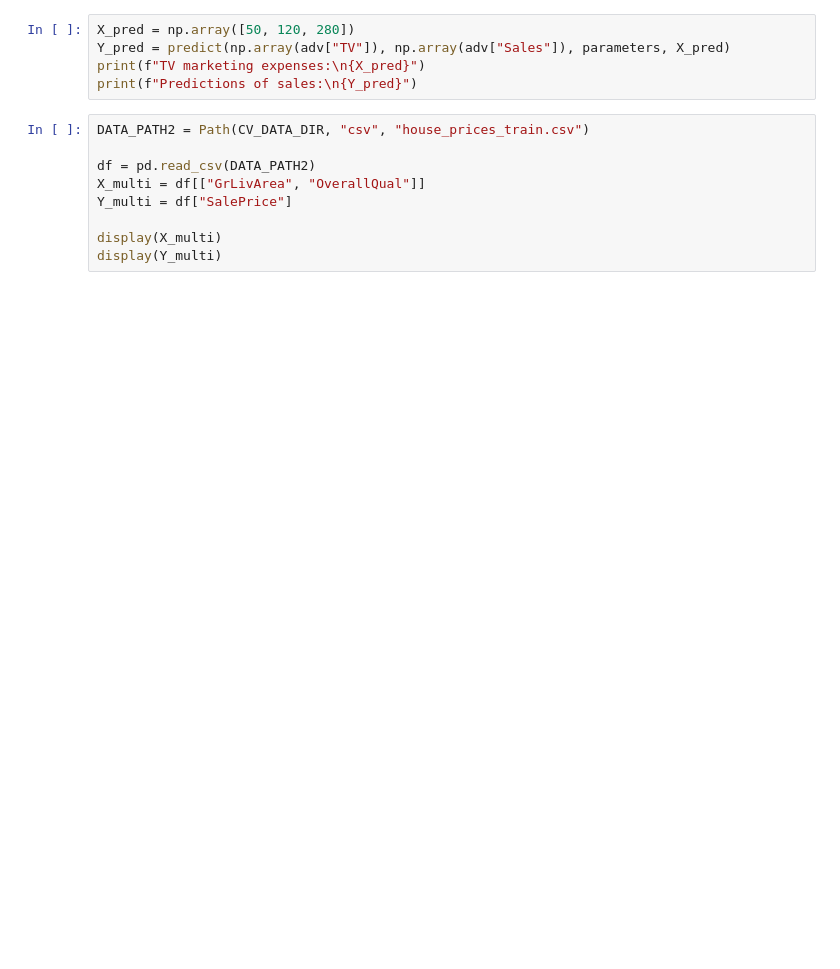
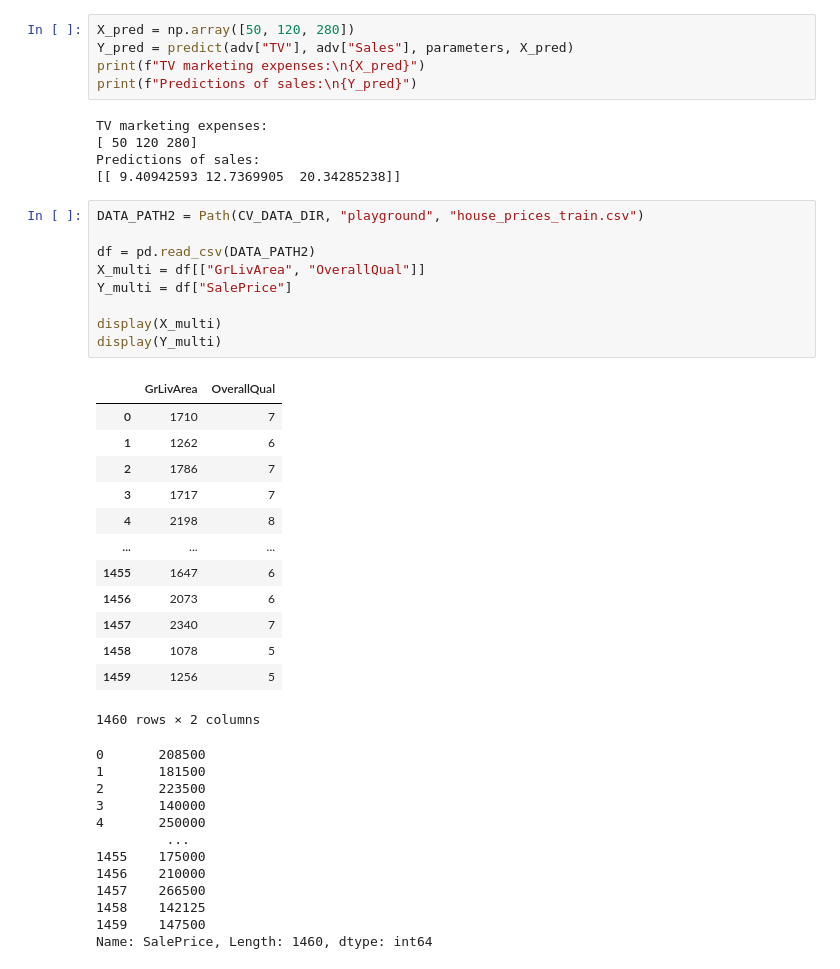
Before and after one commit to denoming/cv-playground, a Jupyter notebook: src/basic/regression_with_perceptron.ipynb, the cells around one changed output. Cells and saved outputs as stored; diff of their text form; blank space fills up the shorter version.

```diff
--- a/src/basic/regression_with_perceptron.ipynb
+++ b/src/basic/regression_with_perceptron.ipynb
@@ -144,17 +168,48 @@ print(f"Parameters of neural network: {parameters}")
 # %%
 X_pred = np.array([50, 120, 280])
-Y_pred = predict(np.array(adv["TV"]), np.array(adv["Sales"]), parameters, X_pred)
+Y_pred = predict(adv["TV"], adv["Sales"], parameters, X_pred)
 print(f"TV marketing expenses:\n{X_pred}")
 print(f"Predictions of sales:\n{Y_pred}")
+# %% [output]
+TV marketing expenses:
+[ 50 120 280]
+Predictions of sales:
+[[ 9.40942593 12.7369905  20.34285238]]
 # %%
-DATA_PATH2 = Path(CV_DATA_DIR, "csv", "house_prices_train.csv")
+DATA_PATH2 = Path(CV_DATA_DIR, "playground", "house_prices_train.csv")
 
 df = pd.read_csv(DATA_PATH2)
 X_multi = df[["GrLivArea", "OverallQual"]]
 Y_multi = df["SalePrice"]
 
 display(X_multi)
 display(Y_multi)
+# %% [output]
+|  | GrLivArea | OverallQual |
+| 0 | 1710 | 7 |
+| 1 | 1262 | 6 |
+| 2 | 1786 | 7 |
+| 3 | 1717 | 7 |
+| 4 | 2198 | 8 |
+| ... | ... | ... |
+| 1455 | 1647 | 6 |
+| 1456 | 2073 | 6 |
+| 1457 | 2340 | 7 |
+| 1458 | 1078 | 5 |
+| 1459 | 1256 | 5 |
+1460 rows × 2 columns
+0       208500
+1       181500
+2       223500
+3       140000
+4       250000
+         ...
+1455    175000
+1456    210000
+1457    266500
+1458    142125
+1459    147500
+Name: SalePrice, Length: 1460, dtype: int64
 # %%
 X_multi_norm = (X_multi - X_multi.mean()) / X_multi.std()
 Y_multi_norm = (Y_multi - Y_multi.mean()) / Y_multi.std()
```
Also changed, not shown: parts of 17 cells of this notebook.
